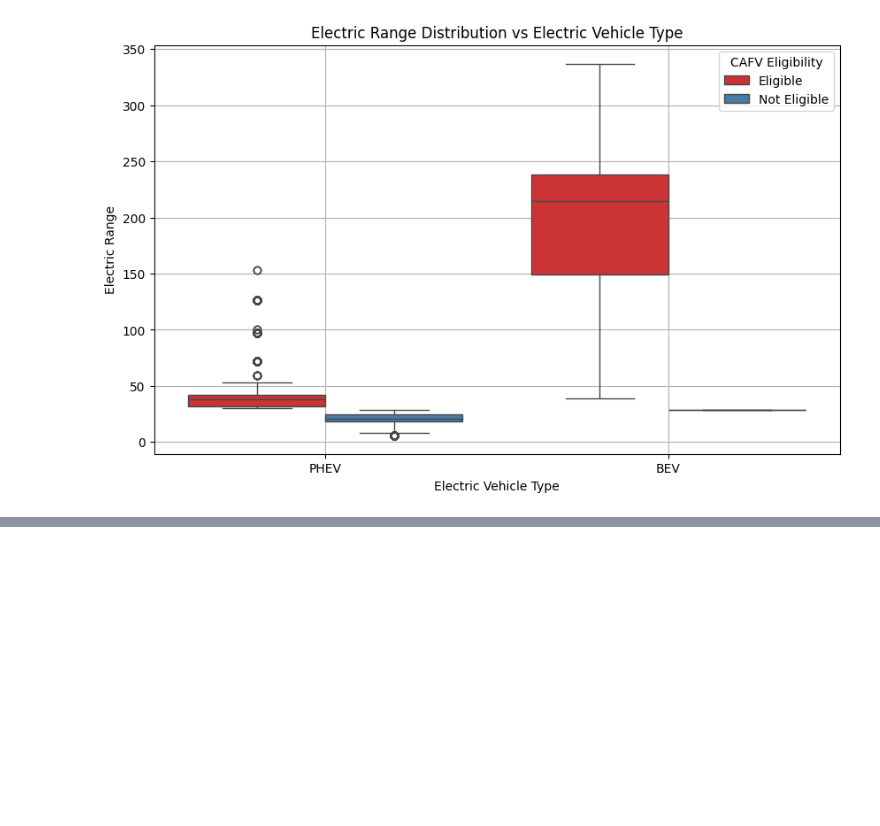
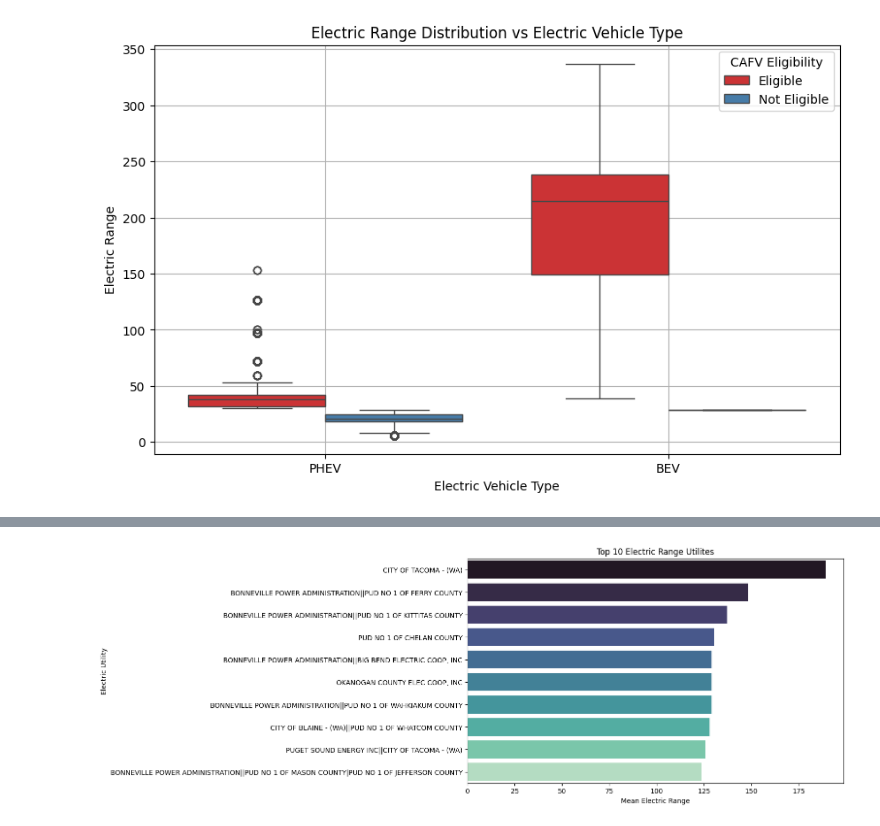
Before and after one commit to RITS98/Electric-Vechicle-Data-Analysis, a Jupyter notebook: EV_Data_Analysis.ipynb, the cells around one changed output, grey strips where cells are left out. Saved outputs shown, nothing was run; the diff lists cells and outputs as text; code cells hidden in the pictures; blank space fills up the shorter version.

Commit message:
EV Analysis: Added more visualizations

```diff
--- a/EV_Data_Analysis.ipynb
+++ b/EV_Data_Analysis.ipynb
@@ -243,3 +243,8 @@ plt.grid()
 plt.show()
 # %% [output]
 [figure]
+# %%
+grouped_data = data.groupby('Electric Utility')['Electric Range'].agg({'count','mean', 'sum', 'median'})
+grouped_data.reset_index(inplace=True)
+grouped_data.sort_values(by='mean', ascending=False, inplace=True)
+grouped_data.head(10)
@@ -245,0 +263,8 @@ plt.show()
+# %%
+plt.figure(figsize=(10, 6))
+plt.title('Top 10 Electric Range Utilites')
+sns.barplot(data = grouped_data.head(10), x='mean', y='Electric Utility', palette='mako')
+plt.xlabel('Mean Electric Range')
+plt.show()
+# %% [output]
+[figure, added]
```
Also changed, not shown: parts of 12 cells of this notebook.
